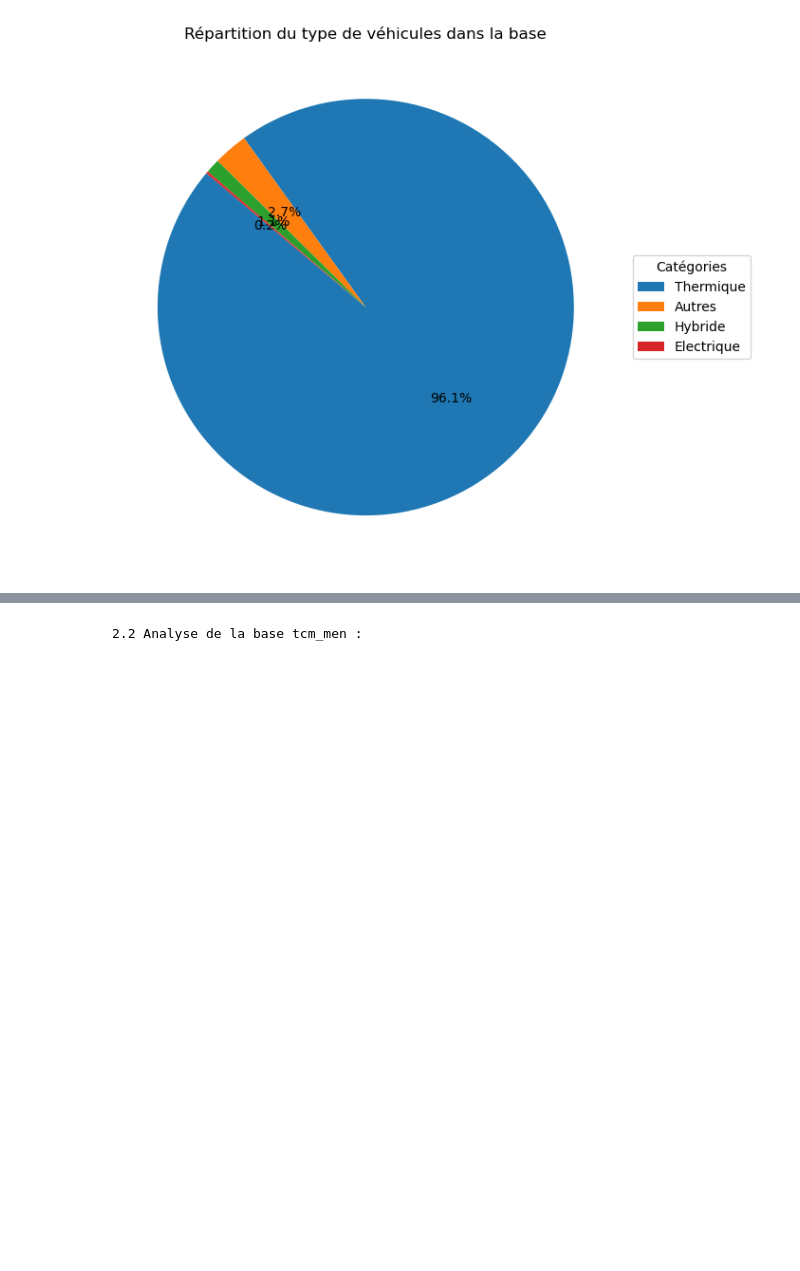
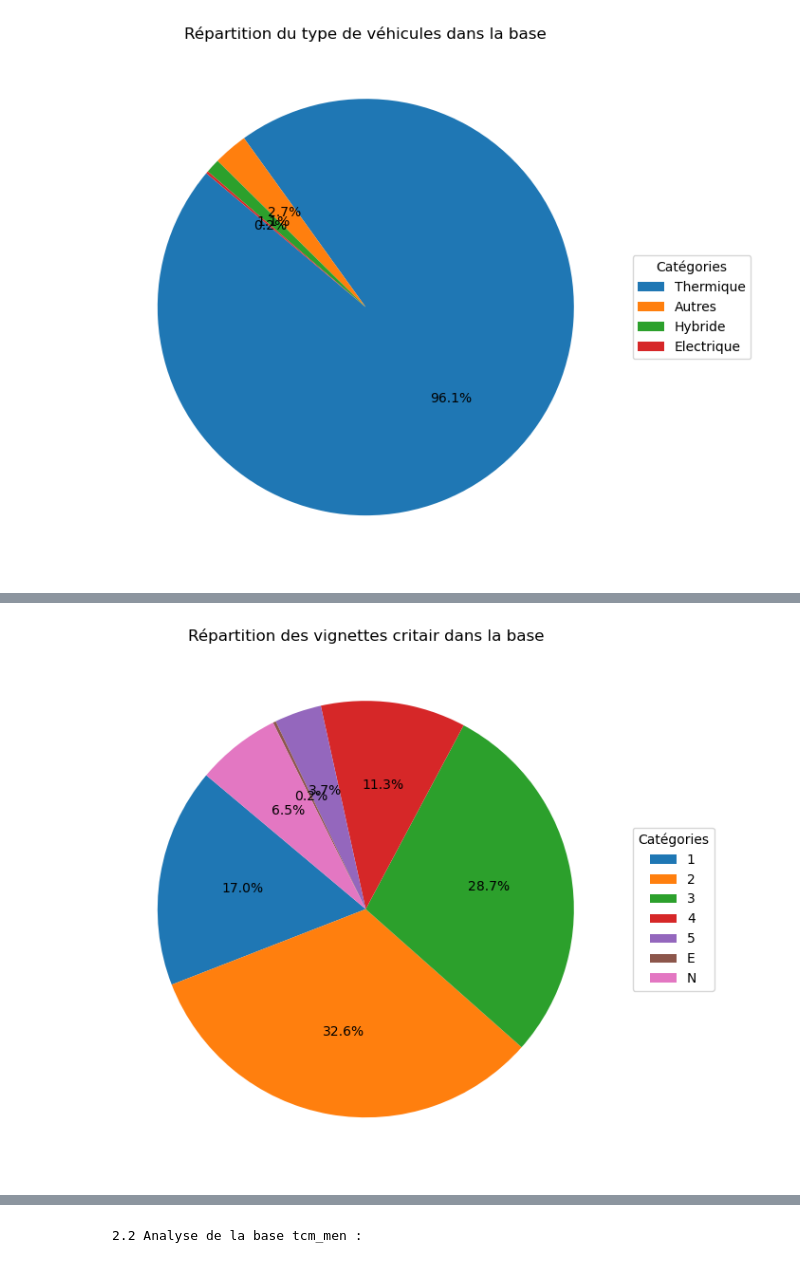
Before and after one commit to HugoMorand/Statapp, a Jupyter notebook: StatDes/StatDes.ipynb, the cells around one changed output, grey strips where cells are left out. Cells and saved outputs as stored; diff of their text form; code cells hidden in the pictures; blank space fills up the shorter version.

```diff
--- a/StatDes/StatDes.ipynb
+++ b/StatDes/StatDes.ipynb
@@ -140,0 +164,16 @@ plt.show()
+# %%
+# Compter les fréquences de chaque crit'air
+frequences = df_voit["critair"].value_counts()
+frequences = frequences.sort_index()
+# Créer le camembert sans les étiquettes (labels)
+plt.figure(figsize=(8, 6))
+plt.pie(frequences, autopct='%1.1f%%', startangle=140)
+
+# Ajouter la légende à côté
+plt.legend(frequences.index, title="Catégories", loc="center left", bbox_to_anchor=(1, 0.5))
+
+plt.title("Répartition des vignettes critair dans la base")
+plt.tight_layout()  # Ajuste automatiquement l'espace pour éviter les chevauchements
+plt.show()
+# %% [output]
+[figure, added]
```
Also changed, not shown: parts of 3 cells of this notebook.
